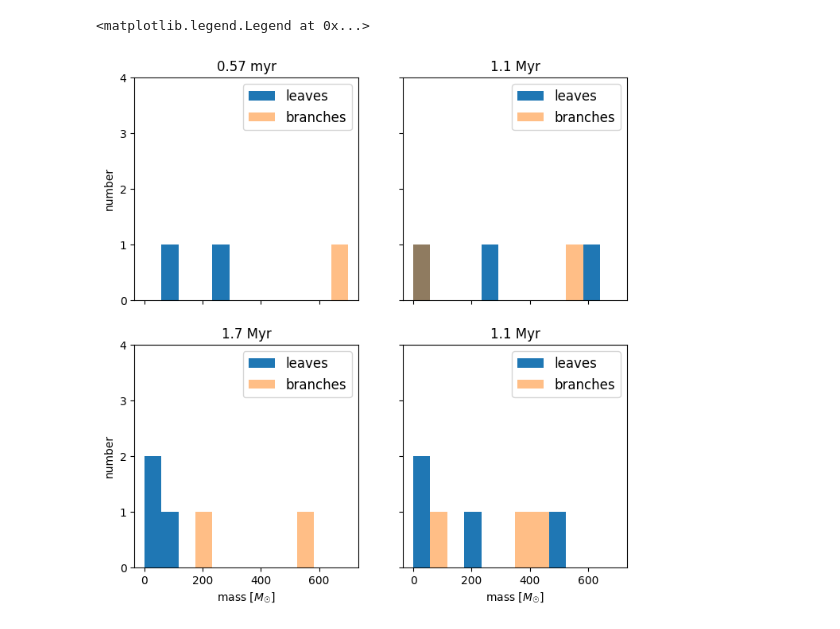
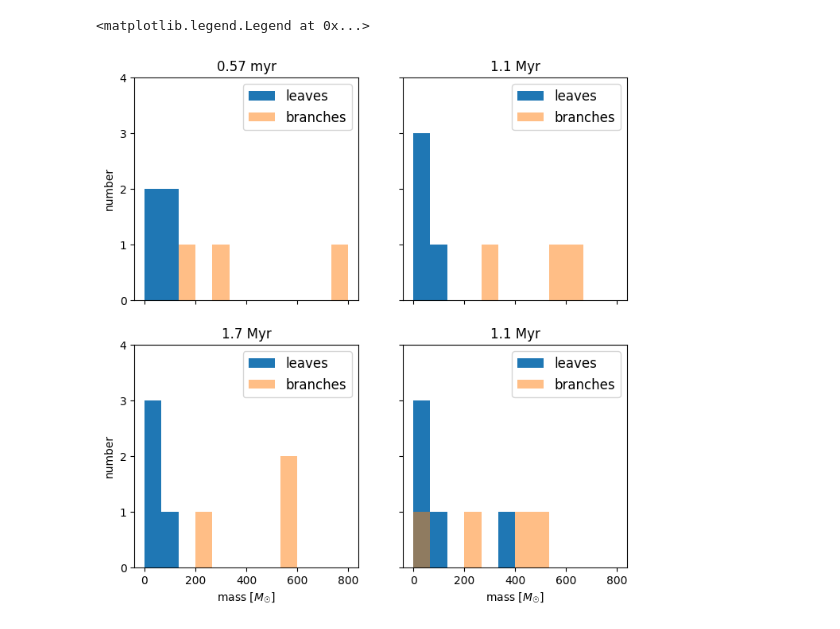
Before and after one commit to kotora260/StarGen, a Jupyter notebook: analysis_mass_ppp/discuss_2D.ipynb, the cells around one changed output. Cells and saved outputs as stored; diff of their text form; code cells hidden in the pictures.

```diff
--- a/analysis_mass_ppp/discuss_2D.ipynb
+++ b/analysis_mass_ppp/discuss_2D.ipynb
@@ -65,46 +64,46 @@ axes[1, 1].legend(fontsize=12)
 # %%
 # make histgram of the mass of all structures in 2D
 
-leaf_mass_400 = [70.985543, 288.289484]
-leaf_mass_1000 = [606.223107, 287.651790, 36.250389]
-leaf_mass_2200 = [36.774012, 92.688766, 39.145864]
-leaf_mass_2800 = [501.561354, 228.792701, 31.374755, 34.026615]
+leaf_mass_400 = [70.985543, 26.658508, 86.102272, 40.098052]
+leaf_mass_1000 = [36.250389, 33.517472, 26.447831, 126.941156]
+leaf_mass_2200 = [19.259471, 36.774012, 92.688766, 39.145864]
+leaf_mass_2800 = [385.661354, 31.374755, 34.026615, 80.032790, 42.108332]
 
-branch_mass_400 = [676.128274]
-branch_mass_1000 = [544.230679, 26.447831]
-branch_mass_2200 = [541.139628, 203.970062]
-branch_mass_2800 = [441.683330, 58.876422, 385.661354]
+branch_mass_400 = [758.126444, 288.289484, 172.542741]
+branch_mass_1000 = [544.230679, 287.651790, 637.470066]
+branch_mass_2200 = [593.174759, 565.297372, 203.970062]
+branch_mass_2800 = [441.683330, 58.876422, 528.877061, 228.792701]
 
 bins = 12
-range = (0, 700)
+range = (0, 800)
 
 fig, axes = plt.subplots(nrows=2, ncols=2, figsize=(8, 8), sharex=True, sharey=True)
 axes[0, 0].hist(leaf_mass_400, bins=bins, range=range, label='leaves')
 axes[0, 0].hist(branch_mass_400, bins=bins, range=range, alpha=0.5, label='branches')
 axes[0, 1].hist(leaf_mass_1000, bins=bins, range=range, label='leaves')
 axes[0, 1].hist(branch_mass_1000, bins=bins, range=range, alpha=0.5, label='branches')
 axes[1, 0].hist(leaf_mass_2200, bins=bins, range=range, label='leaves')
 axes[1, 0].hist(branch_mass_2200, bins=bins, range=range, alpha=0.5, label='branches')
 axes[1, 1].hist(leaf_mass_2800, bins=bins, range=range, label='leaves')
 axes[1, 1].hist(branch_mass_2800, bins=bins, range=range, alpha=0.5, label='branches')
 
 plt.yticks(np.arange(0, 5, 1))
 
 axes[0, 0].set_title('0.57 myr')
 axes[0, 0].set_ylabel('number')
 axes[0, 0].legend(fontsize=12)
 axes[0, 1].set_title('1.1 Myr')
 axes[0, 1].legend(fontsize=12)
 axes[1, 0].set_title('1.7 Myr')
 axes[1, 0].set_xlabel('mass [$M_☉$]')
 axes[1, 0].set_ylabel('number')
 axes[1, 0].legend(fontsize=12)
 axes[1, 1].set_title('1.1 Myr')
 axes[1, 1].set_xlabel('mass [$M_☉$]')
 axes[1, 1].legend(fontsize=12)
 # %% [output]
 <matplotlib.legend.Legend at 0x...>
-[figure, old version]
+[figure, new version]
 # %%
 # plot the　size of trunk in 2D
 
```
Also changed, not shown: parts of 6 cells of this notebook.
